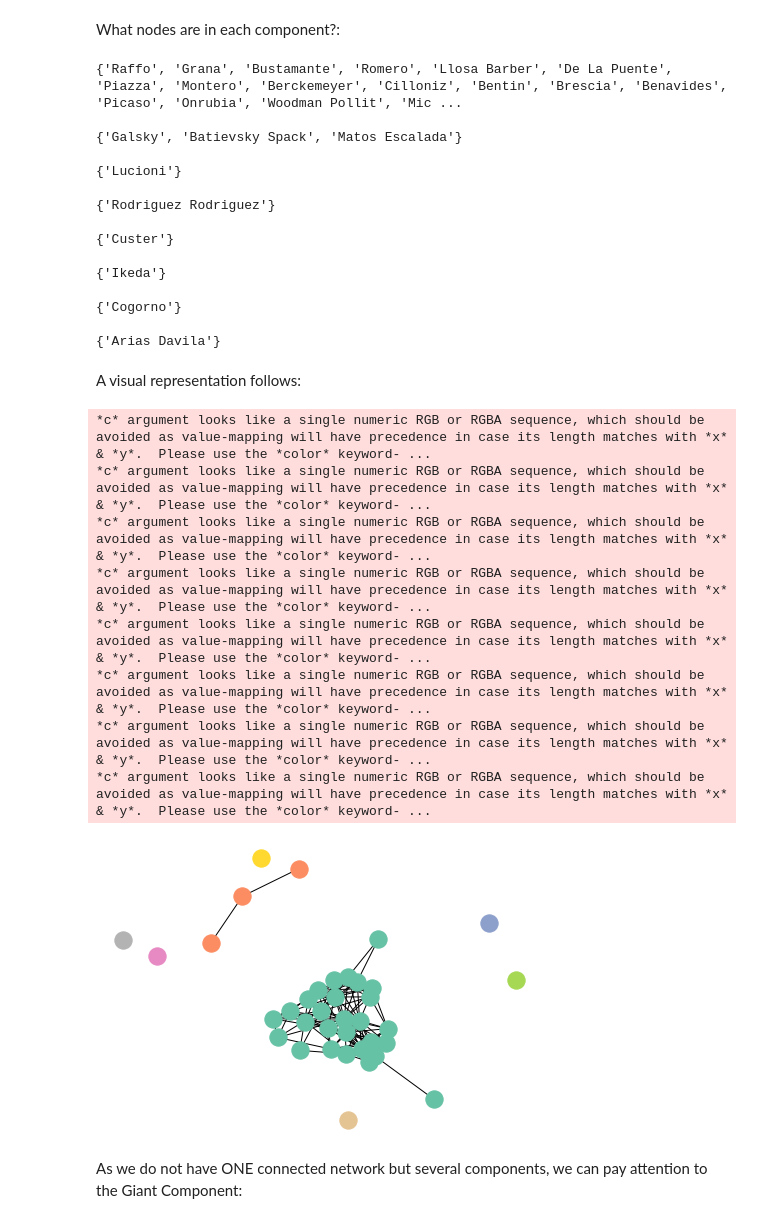
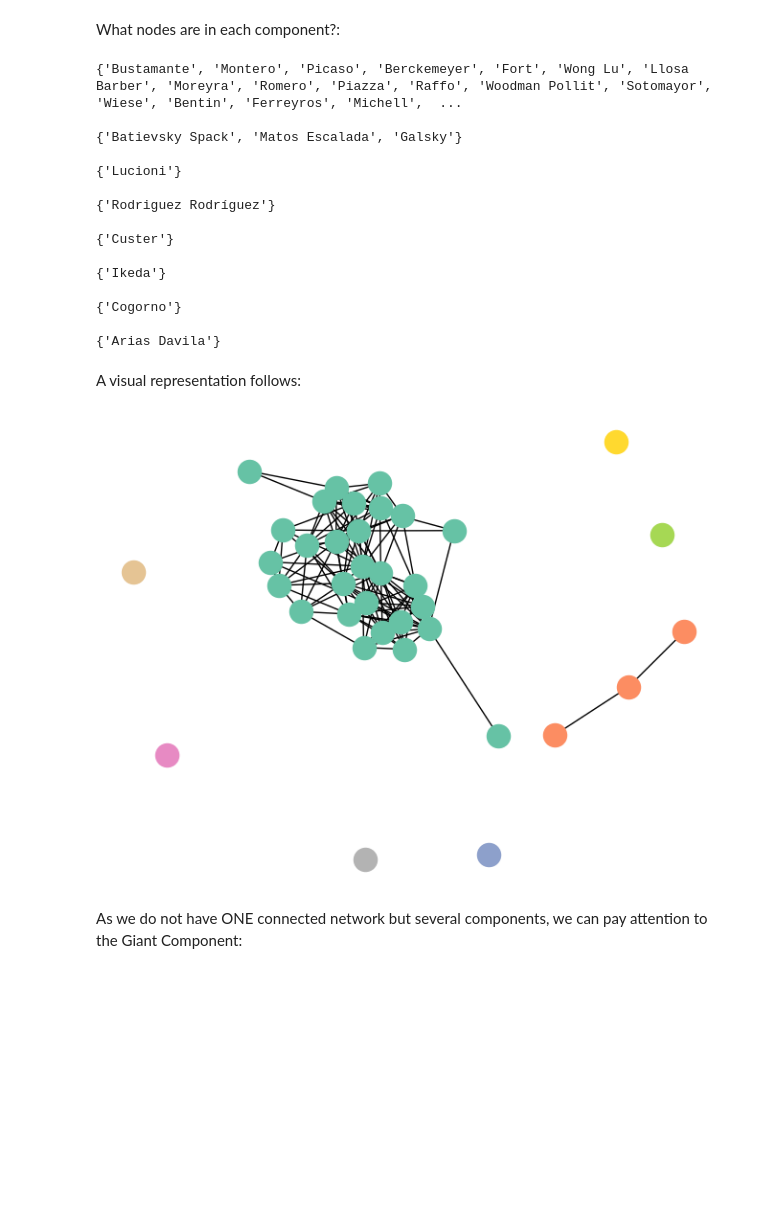
Before and after one commit to SocialAnalytics-StrategicIntelligence/codes, a Jupyter notebook: Mining_Networks.ipynb, the cells around one changed output. Saved outputs shown, nothing was run; the diff lists cells and outputs as text; code cells hidden in the pictures; blank space fills up the shorter version.

```diff
--- a/Mining_Networks.ipynb
+++ b/Mining_Networks.ipynb
@@ -182,0 +9,5 @@ False
+# %%
+import networkx as nx
+import os
+
+eliNet=nx.read_graphml(os.path.join('graphdata','Elitenx.graphml'))
@@ -183,23 +28,23 @@ False
 # %% [markdown]
 So we have these people in components, how many?
 # %%
-numComponents=net.number_connected_components(EliteNet)
+numComponents=nx.number_connected_components(eliNet)
 numComponents
 # %% [output]
 8
 # %% [markdown]
 What nodes are in each component?:
 # %%
-for c in net.connected_components(EliteNet):
+for c in nx.connected_components(eliNet):
     print (c, '\n')
 # %% [output]
-{'Raffo', 'Grana', 'Bustamante', 'Romero', 'Llosa Barber', 'De La Puente', 'Piazza', 'Montero', 'Berckemeyer', 'Cilloniz', 'Bentin', 'Brescia', 'Benavides', 'Picaso', 'Onrubia', 'Woodman Pollit', 'Mic ...
+{'Bustamante', 'Montero', 'Picaso', 'Berckemeyer', 'Fort', 'Wong Lu', 'Llosa Barber', 'Moreyra', 'Romero', 'Piazza', 'Raffo', 'Woodman Pollit', 'Sotomayor', 'Wiese', 'Bentin', 'Ferreyros', 'Michell',  ...
 
-{'Galsky', 'Batievsky Spack', 'Matos Escalada'}
+{'Batievsky Spack', 'Matos Escalada', 'Galsky'}
 
 {'Lucioni'}
 
-{'Rodriguez Rodriguez'}
+{'Rodriguez Rodríguez'}
 
 {'Custer'}
 
@@ -213,23 +58,15 @@ A visual representation follows:
 # %%
 import matplotlib.pyplot as plt
 
 colorsForComponents = plt.get_cmap('Set2',numComponents).colors
 
-nodesPositions=net.spring_layout(EliteNet,k=0.5)
-#ConnectedComponents = net.connected_component_subgraphs(EliteNet)
-ConnectedComponents =(EliteNet.subgraph(c).copy() for c in net.connected_components(EliteNet))
+nodesPositions=nx.spring_layout(eliNet,k=0.5)
+
+ConnectedComponents =(eliNet.subgraph(c).copy() for c in nx.connected_components(eliNet))
 
 for eachComponent,eachColor in zip(ConnectedComponents,colorsForComponents):
-    net.draw(eachComponent,nodesPositions,node_color=eachColor)
+    nx.draw(eachComponent,nodesPositions,node_color=eachColor)
 # %% [output]
-*c* argument looks like a single numeric RGB or RGBA sequence, which should be avoided as value-mapping will have precedence in case its length matches with *x* & *y*.  Please use the *color* keyword- ...
-*c* argument looks like a single numeric RGB or RGBA sequence, which should be avoided as value-mapping will have precedence in case its length matches with *x* & *y*.  Please use the *color* keyword- ...
-*c* argument looks like a single numeric RGB or RGBA sequence, which should be avoided as value-mapping will have precedence in case its length matches with *x* & *y*.  Please use the *color* keyword- ...
-*c* argument looks like a single numeric RGB or RGBA sequence, which should be avoided as value-mapping will have precedence in case its length matches with *x* & *y*.  Please use the *color* keyword- ...
-*c* argument looks like a single numeric RGB or RGBA sequence, which should be avoided as value-mapping will have precedence in case its length matches with *x* & *y*.  Please use the *color* keyword- ...
-*c* argument looks like a single numeric RGB or RGBA sequence, which should be avoided as value-mapping will have precedence in case its length matches with *x* & *y*.  Please use the *color* keyword- ...
-*c* argument looks like a single numeric RGB or RGBA sequence, which should be avoided as value-mapping will have precedence in case its length matches with *x* & *y*.  Please use the *color* keyword- ...
-*c* argument looks like a single numeric RGB or RGBA sequence, which should be avoided as value-mapping will have precedence in case its length matches with *x* & *y*.  Please use the *color* keyword- ...
-[figure, old version]
+[figure, new version]
 # %% [markdown]
 As we do not have ONE connected network but several components, we can pay attention to the Giant Component:
```
Also changed, not shown: parts of 91 cells of this notebook, 8 other files.
